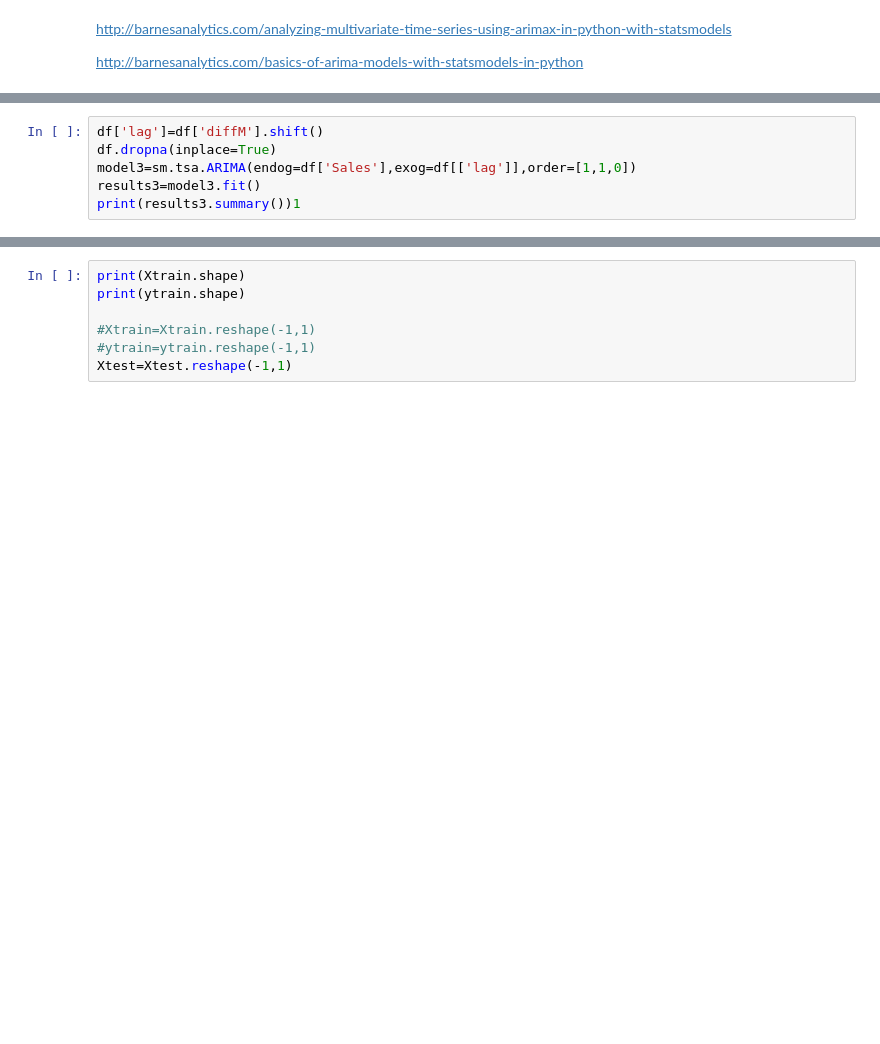
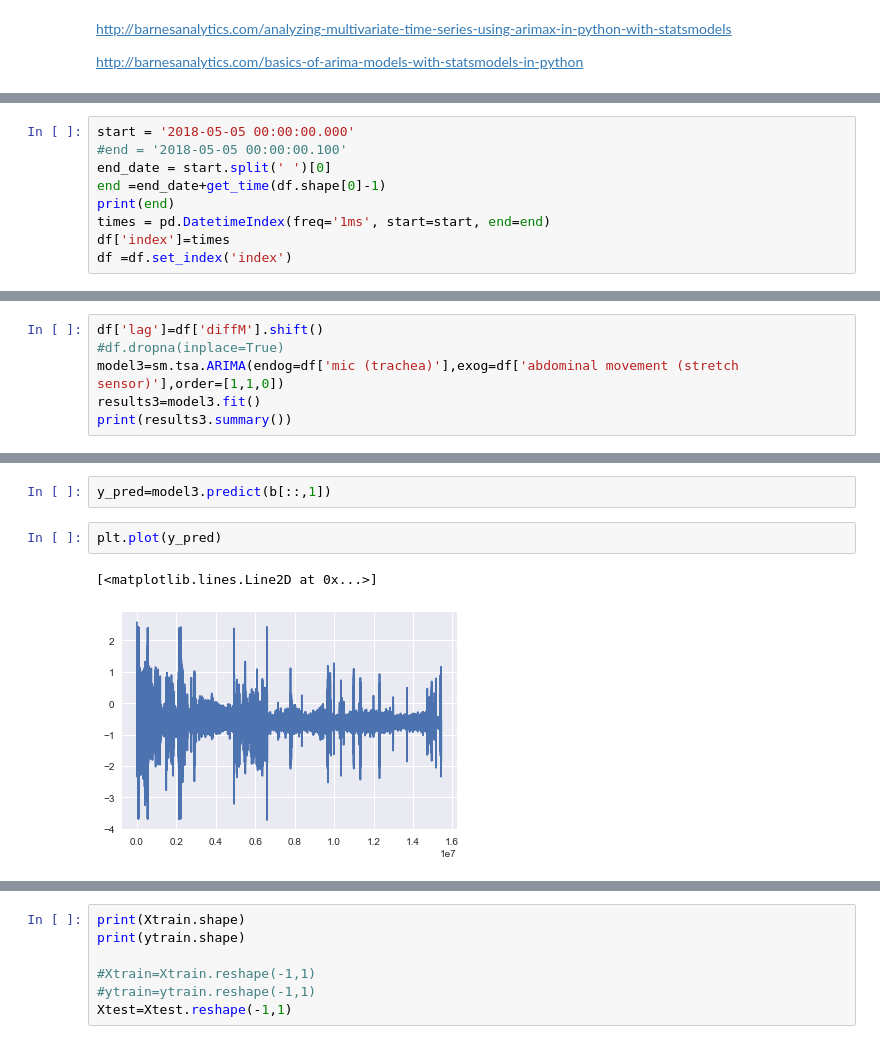
Before and after one commit to HimajaYerra/myproj, a Jupyter notebook: statistical_Analysis.ipynb, the cells around one changed output, grey strips where cells are left out. Drawn from its saved outputs; the diff is of its cells as text; blank space fills up the shorter version.

Commit message:
index_changes_added

```diff
--- a/statistical_Analysis.ipynb
+++ b/statistical_Analysis.ipynb
@@ -64,0 +99,9 @@ print(sm.tsa.stattools.adfuller(df['abdominal movement (stretch sensor)'],autola
+# %%
+start = '2018-05-05 00:00:00.000'
+#end = '2018-05-05 00:00:00.100'
+end_date = start.split(' ')[0]
+end =end_date+get_time(df.shape[0]-1)
+print(end)
+times = pd.DatetimeIndex(freq='1ms', start=start, end=end)
+df['index']=times
+df =df.set_index('index')
@@ -78,6 +176,6 @@ print(sm.tsa.stattools.grangercausalitytests(df[['abdominal movement (stretch se
 # %%
 df['lag']=df['diffM'].shift()
-df.dropna(inplace=True)
-model3=sm.tsa.ARIMA(endog=df['Sales'],exog=df[['lag']],order=[1,1,0])
+#df.dropna(inplace=True)
+model3=sm.tsa.ARIMA(endog=df['mic (trachea)'],exog=df['abdominal movement (stretch sensor)'],order=[1,1,0])
 results3=model3.fit()
-print(results3.summary())1
+print(results3.summary())
@@ -83,0 +200,7 @@ print(results3.summary())1
+# %%
+y_pred=model3.predict(b[::,1])
+# %%
+plt.plot(y_pred)
+# %% [output]
+[<matplotlib.lines.Line2D at 0x...>]
+[figure, added]
```
Also changed, not shown: parts of 19 cells of this notebook.
